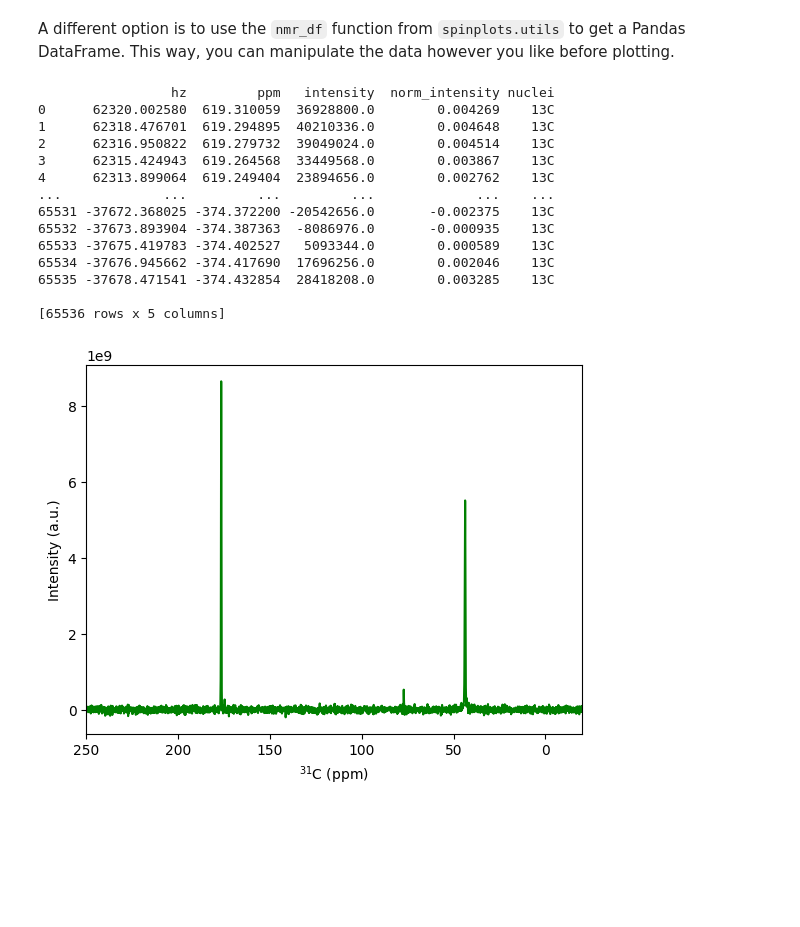
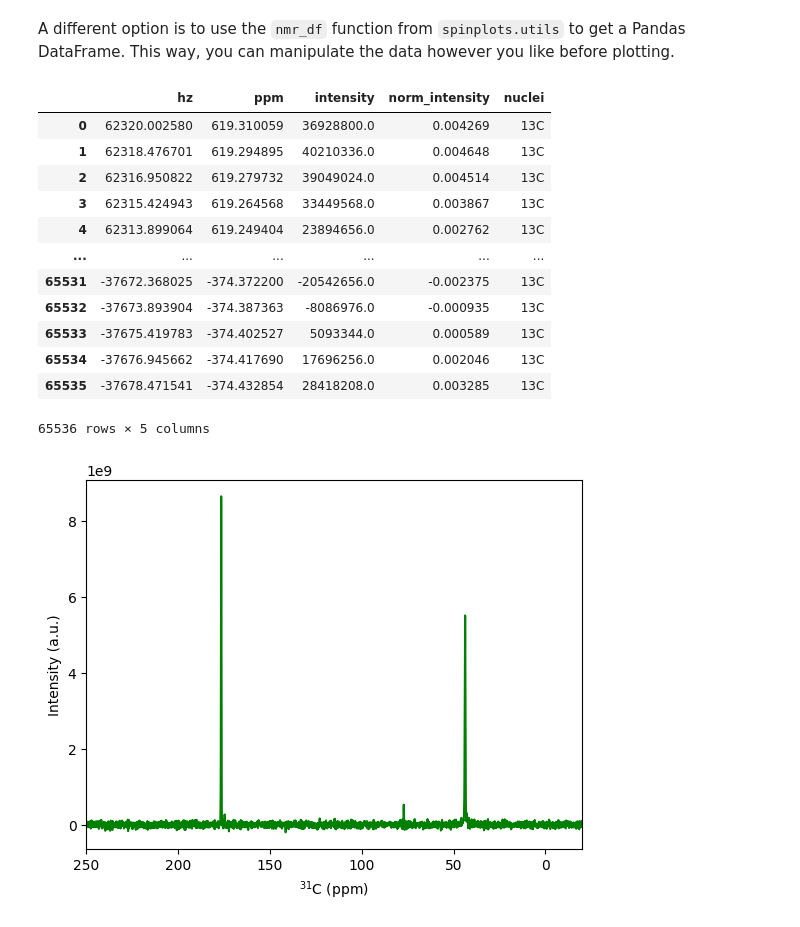
Before and after one commit to nuts-org/spinplots, a Jupyter notebook: docs/user_guide/read_export.ipynb, the cells around one changed output. Drawn from its saved outputs; the diff is of its cells as text; code cells hidden in the pictures; blank space fills up the shorter version.

```diff
--- a/docs/user_guide/read_export.ipynb
+++ b/docs/user_guide/read_export.ipynb
@@ -26,21 +29,20 @@ fig.savefig("../../data/1D/customized_plot.png")
 # %% [markdown]
 A different option is to use the `nmr_df` function from `spinplots.utils` to get a Pandas DataFrame. This way, you can manipulate the data however you like before plotting.
 # %%
-df = nmr_df("../../data/1D/glycine/pdata/1")
-print(df)
+df_nmr = nmr_df("../../data/1D/glycine/pdata/1")
+df_nmr
 # %% [output]
+|  | hz | ppm | intensity | norm_intensity | nuclei |
+| 0 | 62320.002580 | 619.310059 | 36928800.0 | 0.004269 | 13C |
+| 1 | 62318.476701 | 619.294895 | 40210336.0 | 0.004648 | 13C |
+| 2 | 62316.950822 | 619.279732 | 39049024.0 | 0.004514 | 13C |
+| 3 | 62315.424943 | 619.264568 | 33449568.0 | 0.003867 | 13C |
+| 4 | 62313.899064 | 619.249404 | 23894656.0 | 0.002762 | 13C |
+| ... | ... | ... | ... | ... | ... |
+| 65531 | -37672.368025 | -374.372200 | -20542656.0 | -0.002375 | 13C |
+| 65532 | -37673.893904 | -374.387363 | -8086976.0 | -0.000935 | 13C |
+| 65533 | -37675.419783 | -374.402527 | 5093344.0 | 0.000589 | 13C |
+| 65534 | -37676.945662 | -374.417690 | 17696256.0 | 0.002046 | 13C |
+| 65535 | -37678.471541 | -374.432854 | 28418208.0 | 0.003285 | 13C |
-                 hz         ppm   intensity  norm_intensity nuclei
-0      62320.002580  619.310059  36928800.0        0.004269    13C
-1      62318.476701  619.294895  40210336.0        0.004648    13C
-2      62316.950822  619.279732  39049024.0        0.004514    13C
-3      62315.424943  619.264568  33449568.0        0.003867    13C
-4      62313.899064  619.249404  23894656.0        0.002762    13C
-...             ...         ...         ...             ...    ...
-65531 -37672.368025 -374.372200 -20542656.0       -0.002375    13C
-65532 -37673.893904 -374.387363  -8086976.0       -0.000935    13C
-65533 -37675.419783 -374.402527   5093344.0        0.000589    13C
-65534 -37676.945662 -374.417690  17696256.0        0.002046    13C
-65535 -37678.471541 -374.432854  28418208.0        0.003285    13C
-
-[65536 rows x 5 columns]
+65536 rows × 5 columns
 # %%
```
Also changed, not shown: parts of 3 cells of this notebook, 8 other files.
